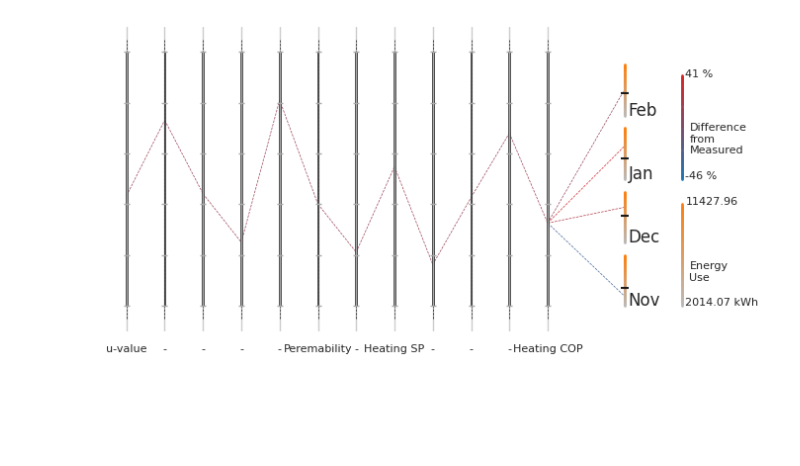
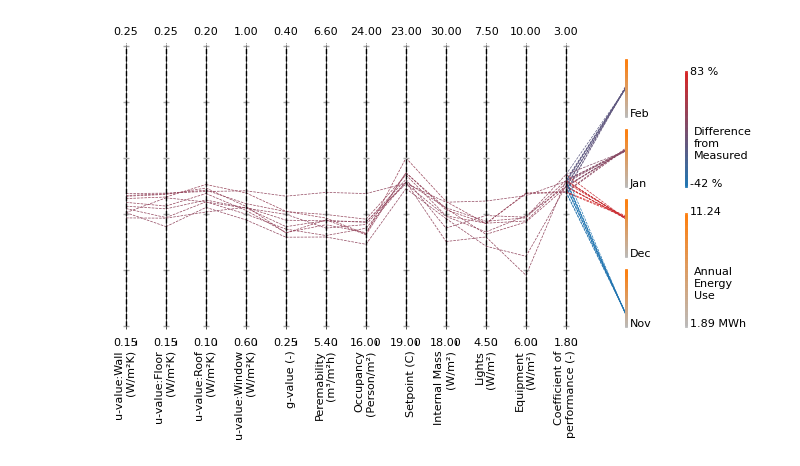
Before and after one commit to manavmahan/EPObjects, a Jupyter notebook: visualisation/parameter_estimation.ipynb, the cells around one changed output. Cells and saved outputs as stored; diff of their text form; code cells hidden in the pictures; blank space fills up the shorter version.

```diff
--- a/visualisation/parameter_estimation.ipynb
+++ b/visualisation/parameter_estimation.ipynb
@@ -79,11 +107,0 @@ def get_name_mapping(name):
-# %%
-results = db.get_columns(search_conditions, db.RESULTS,)
-combinations = pd.DataFrame.from_dict(results[db.PARAMETERS])[:1]
-predictions = pd.DataFrame.from_dict(results[db.PREDICTIONS])[:1]
-
-scaling_data = db.get_columns(search_conditions, db.SCALING)
-# scaling_df_x = pd.DataFrame.from_dict(scaling_data[db.SCALING_DF_X])
-scaling_df_y = pd.DataFrame.from_dict(scaling_data[db.SCALING_DF_Y])
-
-scaling_x = get_scaling_layer(scaled_df=scaling_df_x)
-scaling_y = get_scaling_layer(scaled_df=scaling_df_y)
@@ -90,76 +176,28 @@ scaling_y = get_scaling_layer(scaled_df=scaling_df_y)
 # %%
-fig, ax = plt.subplots(figsize=(0.5 * len(scaling_df_x) + 2, 4), nrows = 1, ncols = 1)
-
-th = 1.0
-for i, pp in enumerate(pps):
-    ax.plot([i, i], [-.05, 1.05], lw=0.5, ls='--', color='k', zorder=1)
-    ax.bar([i, i], [0, 1], width=0.05, ec='k', lw=0.5, zorder=2, color='#aaaaaa')
-    plt.plot(i * np.ones((6)), np.linspace(0, 1, 6), marker='_', markersize=5, color='#aaaaaa', lw=0.1)
-
-    # plt.text(i, -0.05, f'{pp.Min:.02f}', size=8)
-    # plt.text(i, 1.01, f'{pp.Max:.02f}', size=8)
-
-    try: plt.scatter(i, scaled_x[i], 150, marker='_', color='k', zorder=100)
-    except: pass
-
+fig, ax = plt.subplots(figsize=(0.5 * len(scaling_df_X) + 2, 4), nrows = 1, ncols = 1)
 x = scaling_x(combinations).numpy()
 y = scaling_y(predictions).numpy()*0.2
+
 errors = pd.DataFrame.from_dict(results[db.ERRORS]).values
 total_error = list(results[db.TOTAL_ERROR].values())
 
 error_scale = ColorScale('#1f77b4', '#d62728', min(errors.min(), min(total_error)), max(errors.max(), max(total_error)))
 
-previous = None
+p = plot_results(ax, x, y, error_scale, errors, total_error)
+plot_multiaxis(ax, pps)
 
+results_pos = p+1.5
+plot_results_scale(ax, results_pos, error_scale)
 
-for i, chr in enumerate(x):
-    for p, x1 in enumerate(chr):
-        if previous is not None:
-            plt.plot([previous[0], p], [previous[1], x1], lw=0.5, ls='--', color=error_scale.color(total_error[i]), zorder=-1)
-        previous = [p, x1]
-
-    for j, t in enumerate(y[i]):
-        plt.plot([previous[0], p+2], [previous[1], j*0.25 + t], lw=0.5, ls='--', color=error_scale.color(errors[i, j]), zorder=-1)
-
-    previous = None
-
-results_pos = p+2
-consumption_scale = ColorScale('#bbbbbb', '#ff7f0e', 0, 1.0)
-breaks = 50
-for i, t in enumerate(scaling_df_y.iterrows()):
-    plt.text(results_pos+0.1, i*.25, t[0][:3], horizontalalignment='left')
-    for j in range(breaks):
-        ax.plot([results_pos, results_pos], [i*0.25 + j*0.2/breaks, i*0.25 + (j+1) * 0.2/breaks], lw=2, ls='-', color=consumption_scale.color(j/breaks), zorder=1)
-        if i==0:
-            ax.plot([results_pos+1.5, results_pos+1.5], [i*0.25 + j*0.4/breaks, i*0.25 + (j+1) * 0.4/breaks], lw=2, ls='-', color=consumption_scale.color(j/breaks), zorder=1)
-
-ax.text(results_pos+1.6, 0, f'{scaling_df_y["Min"][0]:.02f} kWh', size=8)
-ax.text(results_pos+1.7, 0.1, f'Energy\nUse', size=8)
-ax.text(results_pos+1.6, 0.4, f'{scaling_df_y["Max"][0]:.02f}', size=8)
-
-increment = error_scale.Range/breaks
-for j in np.linspace(error_scale.Min, error_scale.Max, breaks):
-    y_start = 0.5 + error_scale.scale(j) * 0.4
-    y_end = 0.5 + error_scale.scale(j+increment) * 0.4
-    ax.plot([results_pos+1.5, results_pos+1.5], [y_start, y_end], lw=2, ls='-', color=error_scale.color(j), zorder=1)
-    # break
-
-ax.text(results_pos+1.6, 0.5, f'{error_scale.Min:0.0f} %', size=8)
-ax.text(results_pos+1.7, 0.6, f'Difference\nfrom\nMeasured', size=8)
-ax.text(results_pos+1.6, 0.9, f'{error_scale.Max:0.0f} %', size=8)
-
-res = scaling_y(targets).numpy() * 0.2
-for i, t in enumerate(res):
-    ax.scatter(results_pos, i*0.25 + t, marker='_', color='k')
-
-xticks = tuple(get_name_mapping(x) for x in pps.get_names())
-ax.set_xticks(range(len(xticks)), labels=xticks, size=8, rotation=0, horizontalalignment='center', verticalalignment='top')
+xticks = tuple(get_name_mapping(x) for x in pps.get_scaling_df().index)
+ax.set_xticks([x+0.25 for x in range(len(xticks))], labels=xticks, size=8, rotation=90, horizontalalignment='right', verticalalignment='top')
 ax.set_yticks([])
-ax.set_ylim([-0.1, 1.1])
+ax.set_ylim([-0.05, 1.05])
 ax.set_xlim([-.5, results_pos+2.5])
 
 ax.spines[['right', 'top', 'left', 'bottom']].set_visible(False)
+plt.grid(False)
 
-plt.savefig(f'{name}-parameters.pdf', bbox_inches='tight')
+plt.savefig(f'{user_name}-{proj_name}-parameters.pdf', bbox_inches='tight')
 # %% [output]
-[figure, old version]
+[figure, new version]
```
Also changed, not shown: parts of 11 cells of this notebook, 10 other files.
